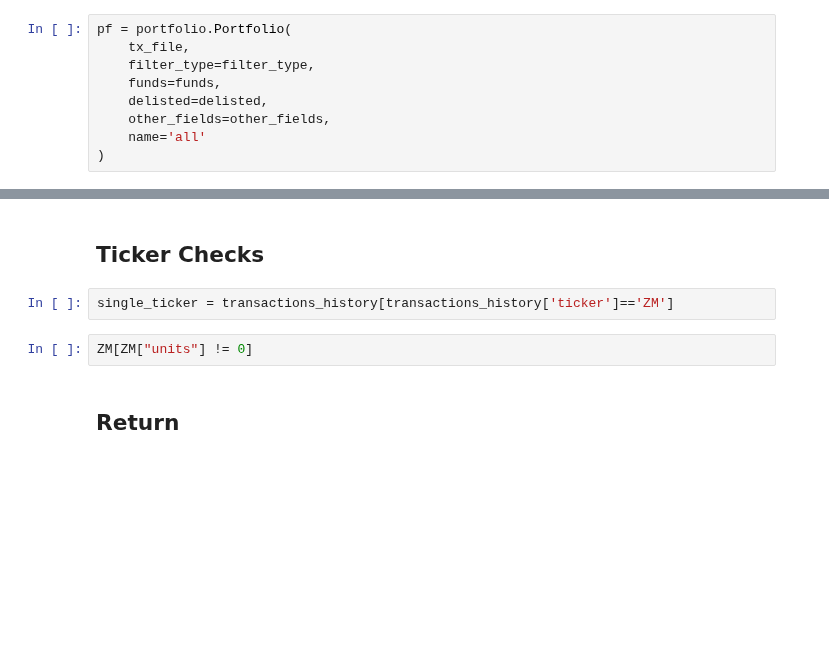
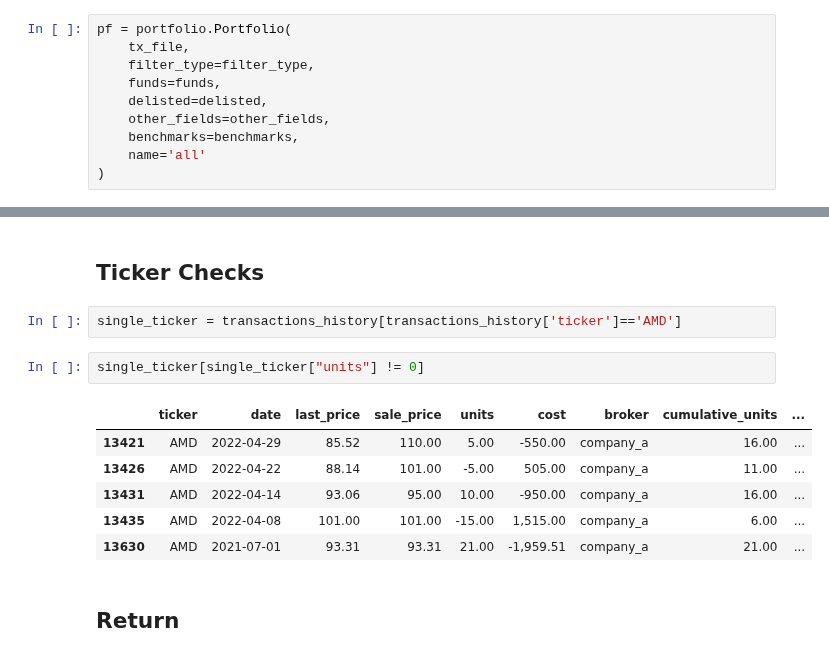
Before and after one commit to jkoestner/folioflex, a Jupyter notebook: notebook/portfolio_example.ipynb, the cells around one changed output, grey strips where cells are left out. Drawn from its saved outputs; the diff is of its cells as text; blank space fills up the shorter version.

```diff
--- a/notebook/portfolio_example.ipynb
+++ b/notebook/portfolio_example.ipynb
@@ -46,5 +51,6 @@ pf = portfolio.Portfolio(
     funds=funds,
     delisted=delisted,
     other_fields=other_fields,
+    benchmarks=benchmarks,
     name='all'
 )
@@ -111,9 +193,16 @@ transactions_history.head(5)
 # %% [markdown]
 ## Ticker Checks
 # %%
-single_ticker = transactions_history[transactions_history['ticker']=='ZM']
+single_ticker = transactions_history[transactions_history['ticker']=='AMD']
 # %%
-ZM[ZM["units"] != 0]
+single_ticker[single_ticker["units"] != 0]
+# %% [output]
+|  | ticker | date | last_price | sale_price | units | cost | broker | cumulative_units | ... |
+| 13421 | AMD | 2022-04-29 | 85.52 | 110.00 | 5.00 | -550.00 | company_a | 16.00 | ... |
+| 13426 | AMD | 2022-04-22 | 88.14 | 101.00 | -5.00 | 505.00 | company_a | 11.00 | ... |
+| 13431 | AMD | 2022-04-14 | 93.06 | 95.00 | 10.00 | -950.00 | company_a | 16.00 | ... |
+| 13435 | AMD | 2022-04-08 | 101.00 | 101.00 | -15.00 | 1,515.00 | company_a | 6.00 | ... |
+| 13630 | AMD | 2021-07-01 | 93.31 | 93.31 | 21.00 | -1,959.51 | company_a | 21.00 | ... |
 # %% [markdown]
 ## Return
 # %%
```
Also changed, not shown: parts of 15 cells of this notebook, 4 other files.
